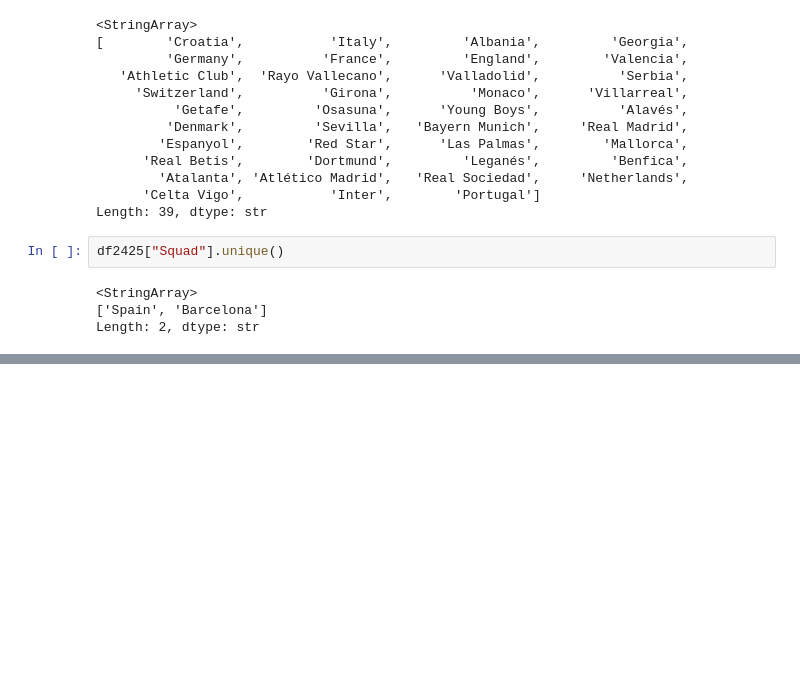
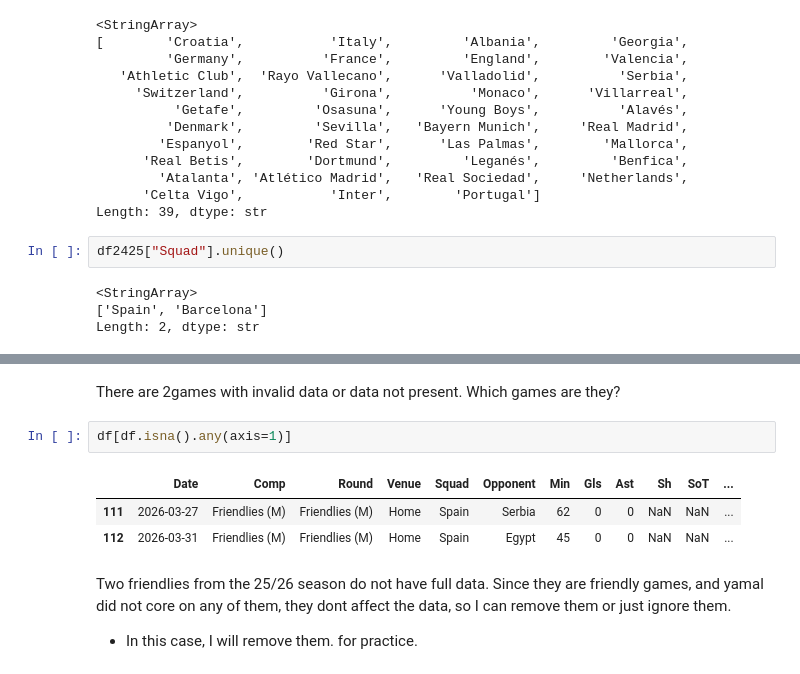
Before and after one commit to polanco04/DataScience, a Jupyter notebook: Practice/new/yamalPerformance/yamalAnalysis.ipynb, the cells around one changed output, grey strips where cells are left out. Saved outputs shown, nothing was run; the diff lists cells and outputs as text; blank space fills up the shorter version.

```diff
--- a/Practice/new/yamalPerformance/yamalAnalysis.ipynb
+++ b/Practice/new/yamalPerformance/yamalAnalysis.ipynb
@@ -257,0 +380,13 @@ df2627["Squad"] = df2627["Squad"].str.replace("^[a-z]{2,3} ", "", regex=True)
+# %% [markdown]
+There are 2games with invalid data or data not present.
+Which games are they?
+# %%
+df[df.isna().any(axis=1)]
+# %% [output]
+|  | Date | Comp | Round | Venue | Squad | Opponent | Min | Gls | Ast | Sh | SoT | ... |
+| 111 | 2026-03-27 | Friendlies (M) | Friendlies (M) | Home | Spain | Serbia | 62 | 0 | 0 | NaN | NaN | ... |
+| 112 | 2026-03-31 | Friendlies (M) | Friendlies (M) | Home | Spain | Egypt | 45 | 0 | 0 | NaN | NaN | ... |
+# %% [markdown]
+Two friendlies from the 25/26 season do not have full data. Since they are friendly games, and yamal
+did not core on any of them, they dont affect the data, so I can remove them or just ignore them.
+- In this case, I will remove them. for practice.
```
Also changed, not shown: parts of 23 cells of this notebook.
